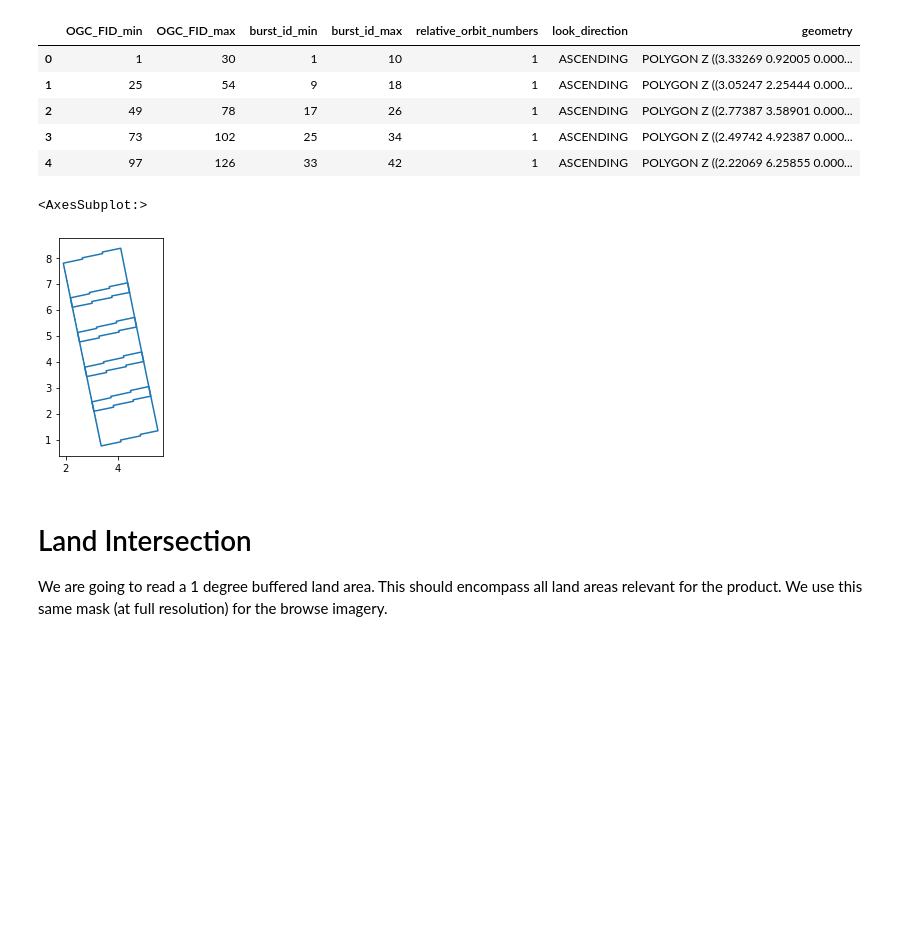
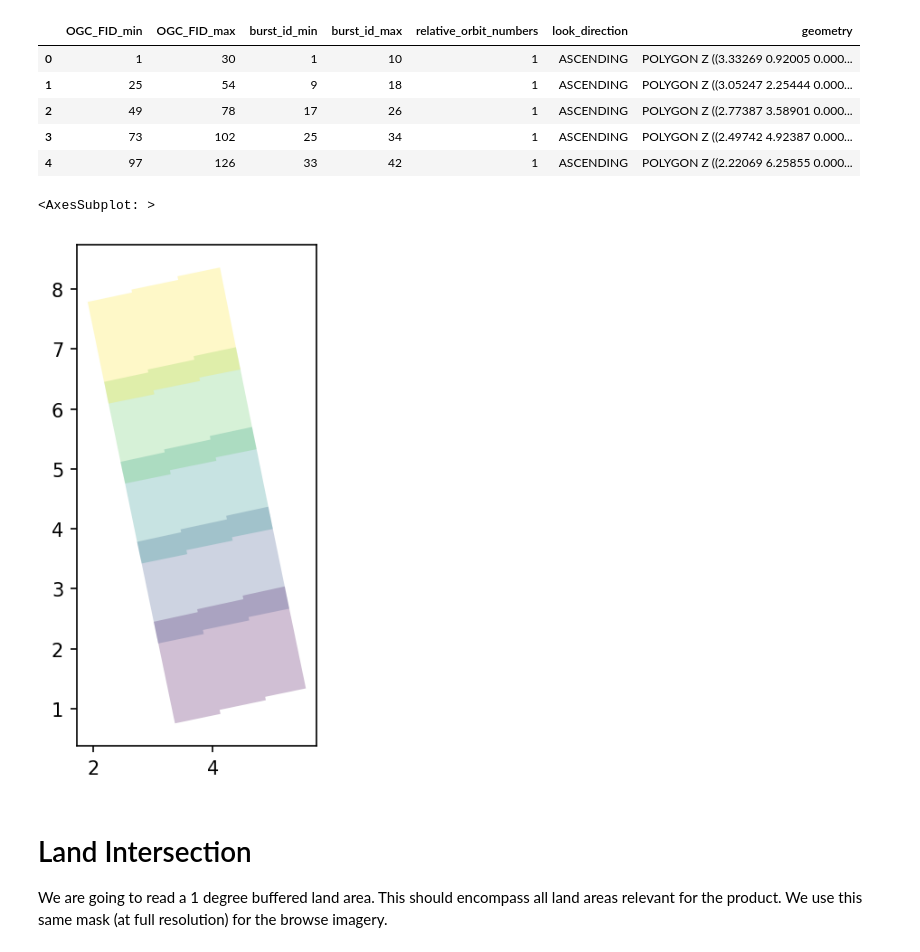
Before and after one commit to ACCESS-Cloud-Based-InSAR/s1-frame-generation, a Jupyter notebook: 1 Generate Frames from S1-bursts.ipynb, the cells around one changed output. Drawn from its saved outputs; the diff is of its cells as text; code cells hidden in the pictures; blank space fills up the shorter version.

```diff
--- a/1 Generate Frames from S1-bursts.ipynb
+++ b/1 Generate Frames from S1-bursts.ipynb
@@ -97,7 +97,7 @@ df_burst_triplet.head()
 We are going to assign the dataframe a CRS. Seems to get lost in our initial read of the data.
 # %%
 df_burst_triplet = gpd.GeoDataFrame(df_burst_triplet,
-                                    geometry=df_burst_triplet.geometry,
+                                    geometry=df_burst_triplet['geometry'],
                                     crs=CRS.from_epsg(4326))
 df_burst_triplet.head()
 # %% [output]
@@ -167,11 +168,12 @@ df_frames.head()
 | 2 | 49 | 78 | 17 | 26 | 1 | ASCENDING | POLYGON Z ((2.77387 3.58901 0.000... |
 | 3 | 73 | 102 | 25 | 34 | 1 | ASCENDING | POLYGON Z ((2.49742 4.92387 0.000... |
 | 4 | 97 | 126 | 33 | 42 | 1 | ASCENDING | POLYGON Z ((2.22069 6.25855 0.000... |
-# %%
-df_frames.iloc[:5].boundary.plot()
-# %% [output]
-<AxesSubplot:>
-[figure, removed]
+# %%
+fig, ax = plt.subplots(dpi=150)
+df_frames.iloc[:5].plot(column='burst_id_min', alpha=.25, ax=ax)
+# %% [output]
+<AxesSubplot: >
+[figure, added]
 # %% [markdown]
 # Land Intersection
 
```
Also changed, not shown: parts of 13 cells of this notebook, 3 other files.
